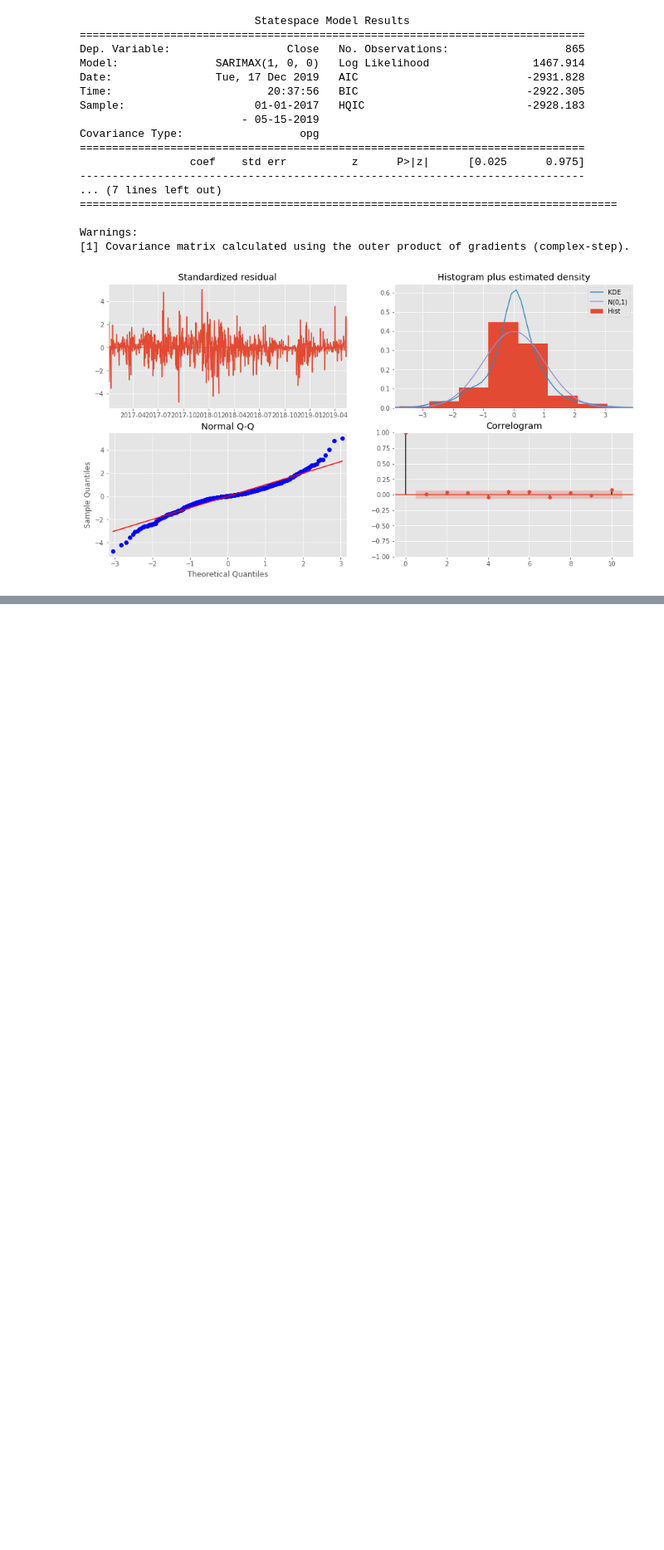
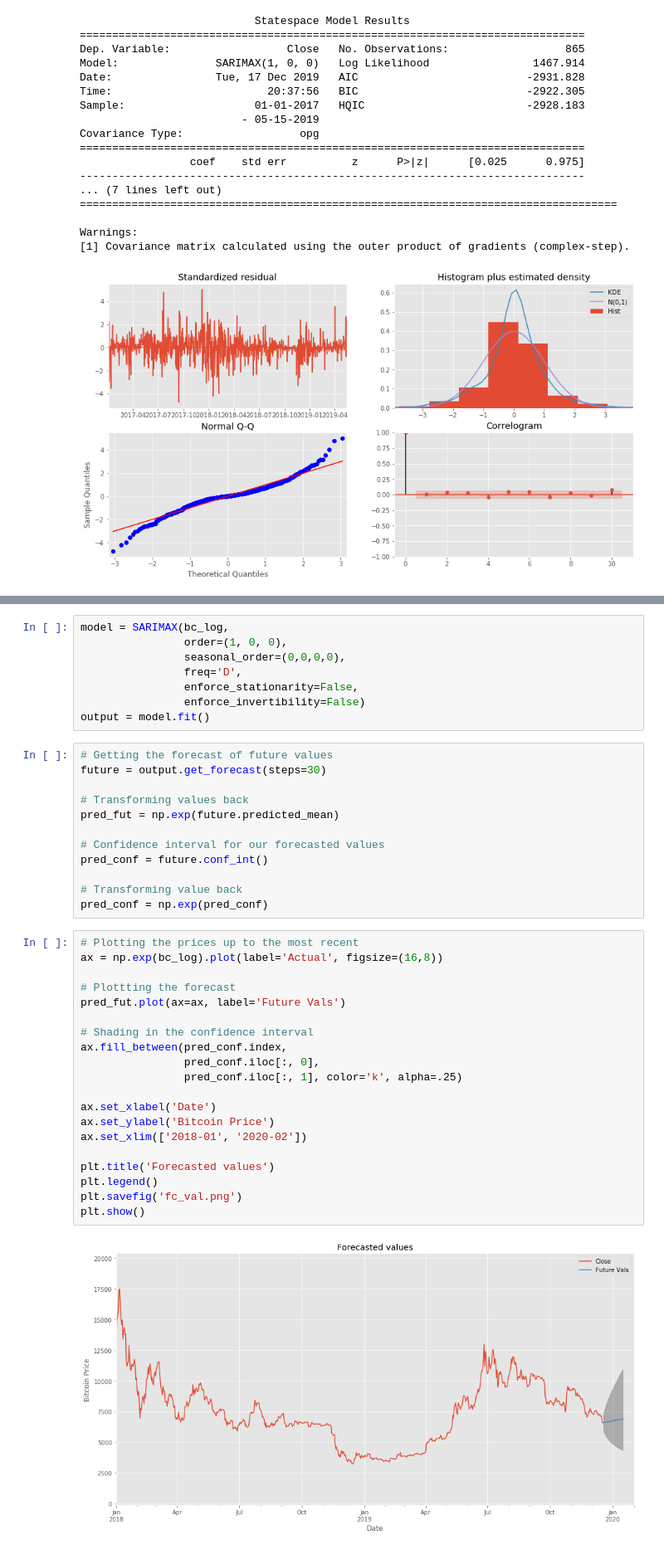
Before and after one commit to varnittewari/Modeling-Time-Series, a Jupyter notebook: Modelling.ipynb, the cells around one changed output, grey strips where cells are left out. Shown at 83% size. Cells and saved outputs as stored; diff of their text form; blank space fills up the shorter version.

```diff
--- a/Modelling.ipynb
+++ b/Modelling.ipynb
@@ -219,0 +276,42 @@ Warnings:
+# %%
+model = SARIMAX(bc_log,
+                order=(1, 0, 0),
+                seasonal_order=(0,0,0,0),
+                freq='D',
+                enforce_stationarity=False,
+                enforce_invertibility=False)
+output = model.fit()
+# %%
+# Getting the forecast of future values
+future = output.get_forecast(steps=30)
+
+# Transforming values back
+pred_fut = np.exp(future.predicted_mean)
+
+# Confidence interval for our forecasted values
+pred_conf = future.conf_int()
+
+# Transforming value back
+pred_conf = np.exp(pred_conf)
+# %%
+# Plotting the prices up to the most recent
+ax = np.exp(bc_log).plot(label='Actual', figsize=(16,8))
+
+# Plottting the forecast
+pred_fut.plot(ax=ax, label='Future Vals')
+
+# Shading in the confidence interval
+ax.fill_between(pred_conf.index,
+                pred_conf.iloc[:, 0],
+                pred_conf.iloc[:, 1], color='k', alpha=.25)
+
+ax.set_xlabel('Date')
+ax.set_ylabel('Bitcoin Price')
+ax.set_xlim(['2018-01', '2020-02'])
+
+plt.title('Forecasted values')
+plt.legend()
+plt.savefig('fc_val.png')
+plt.show()
+# %% [output]
+[figure, added]
```
Also changed, not shown: parts of 4 cells of this notebook, 3 other files.
